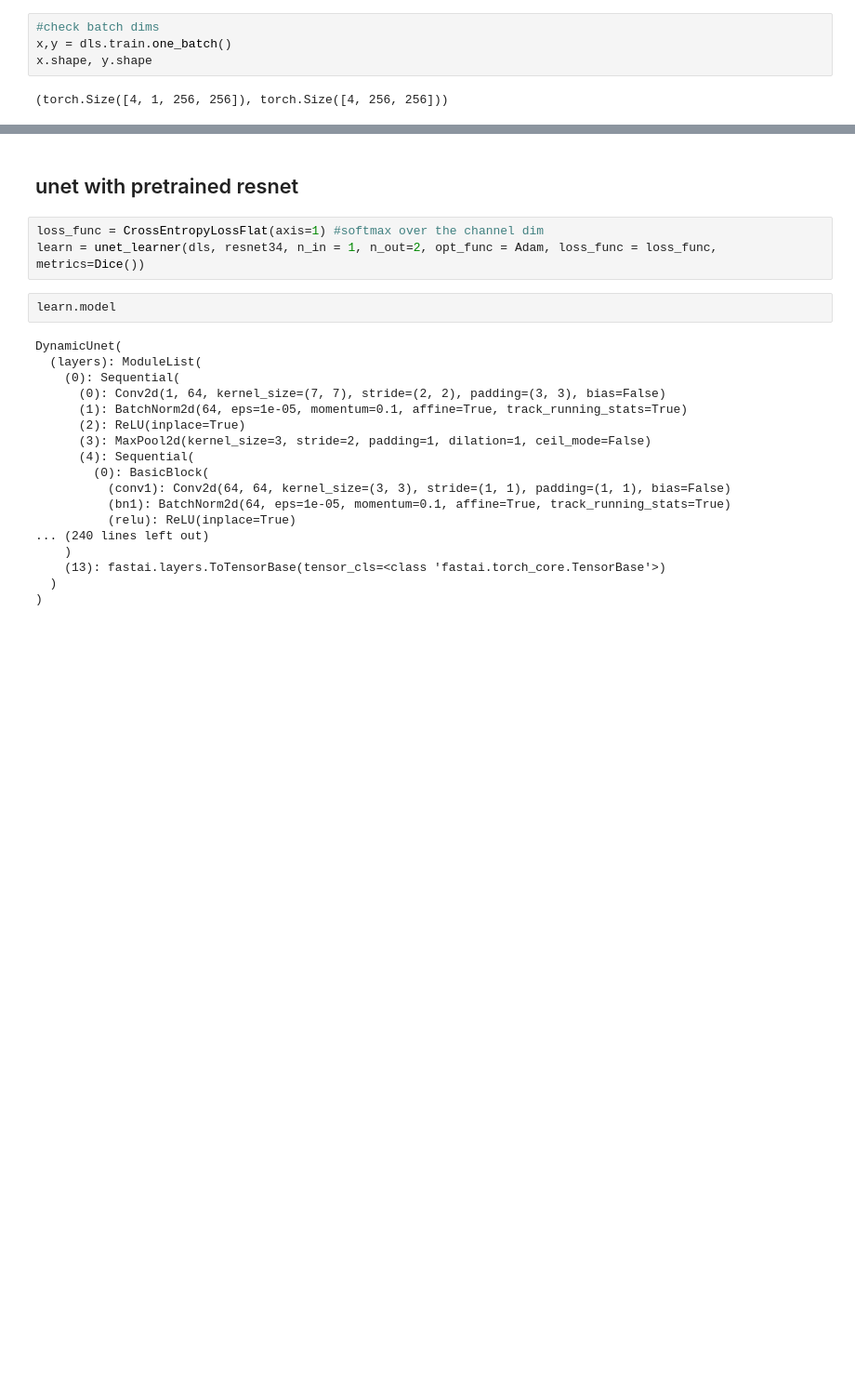
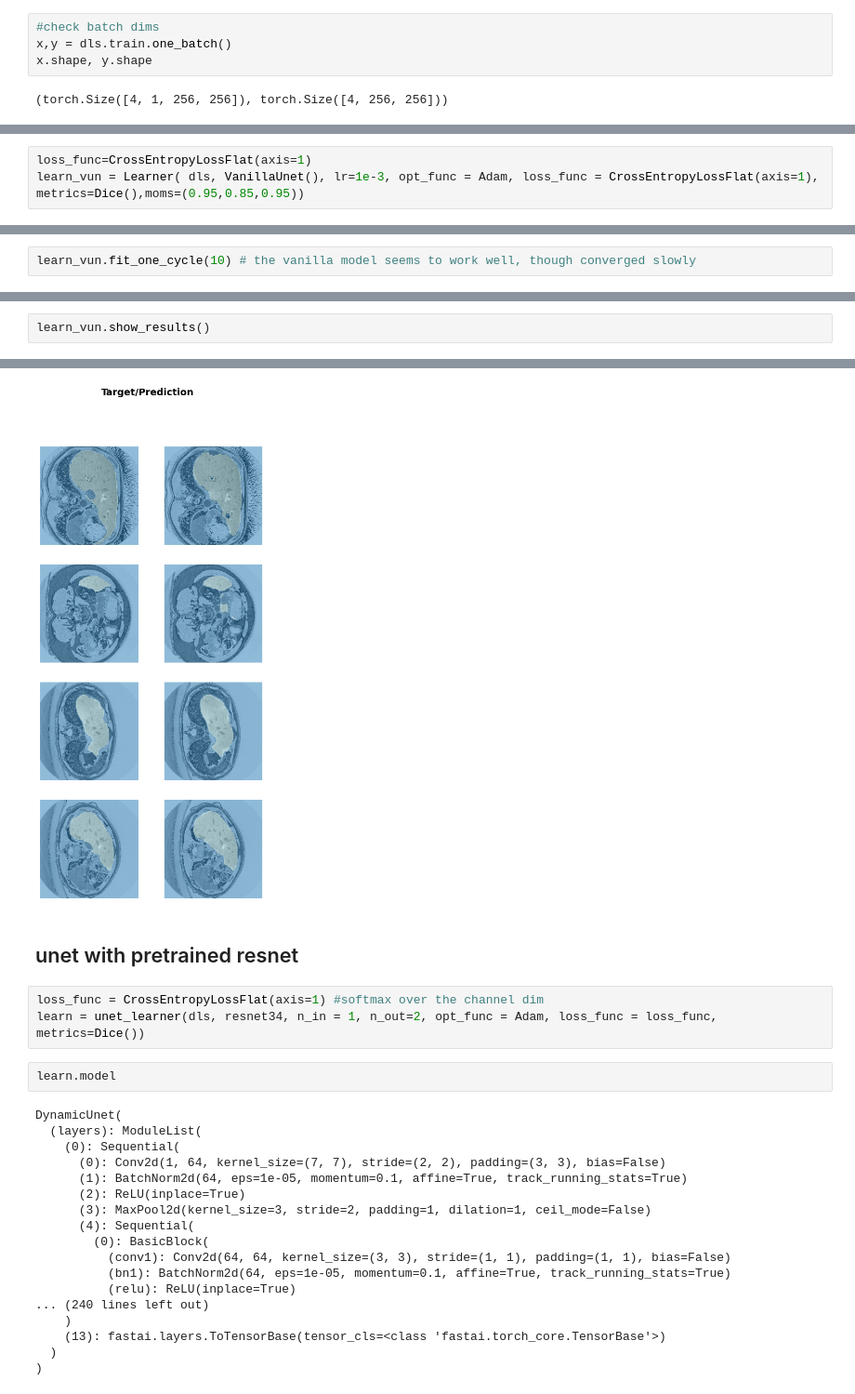
Before and after one commit to kli30/liver-seg-unet, a Jupyter notebook: unet-kl.ipynb, the cells around one changed output, grey strips where cells are left out. Shown at 93% size. Cells and saved outputs as stored; diff of their text form; blank space fills up the shorter version.

Commit message:
added vanilla unet

```diff
--- a/unet-kl.ipynb
+++ b/unet-kl.ipynb
@@ -117,0 +170,3 @@ x.shape, y.shape
+# %%
+loss_func=CrossEntropyLossFlat(axis=1)
+learn_vun = Learner( dls, VanillaUnet(), lr=1e-3, opt_func = Adam, loss_func = CrossEntropyLossFlat(axis=1), metrics=Dice(),moms=(0.95,0.85,0.95))
@@ -117,0 +194,2 @@ x.shape, y.shape
+# %%
+learn_vun.fit_one_cycle(10) # the vanilla model seems to work well, though converged slowly
@@ -117,0 +208,3 @@ x.shape, y.shape
+# %%
+learn_vun.show_results()
+# %% [output]
@@ -118,3 +212,4 @@ x.shape, y.shape
+[figure, added]
 # %% [markdown]
 ## unet with pretrained resnet
 # %%
```
Also changed, not shown: parts of 7 cells of this notebook, 1 other file.
